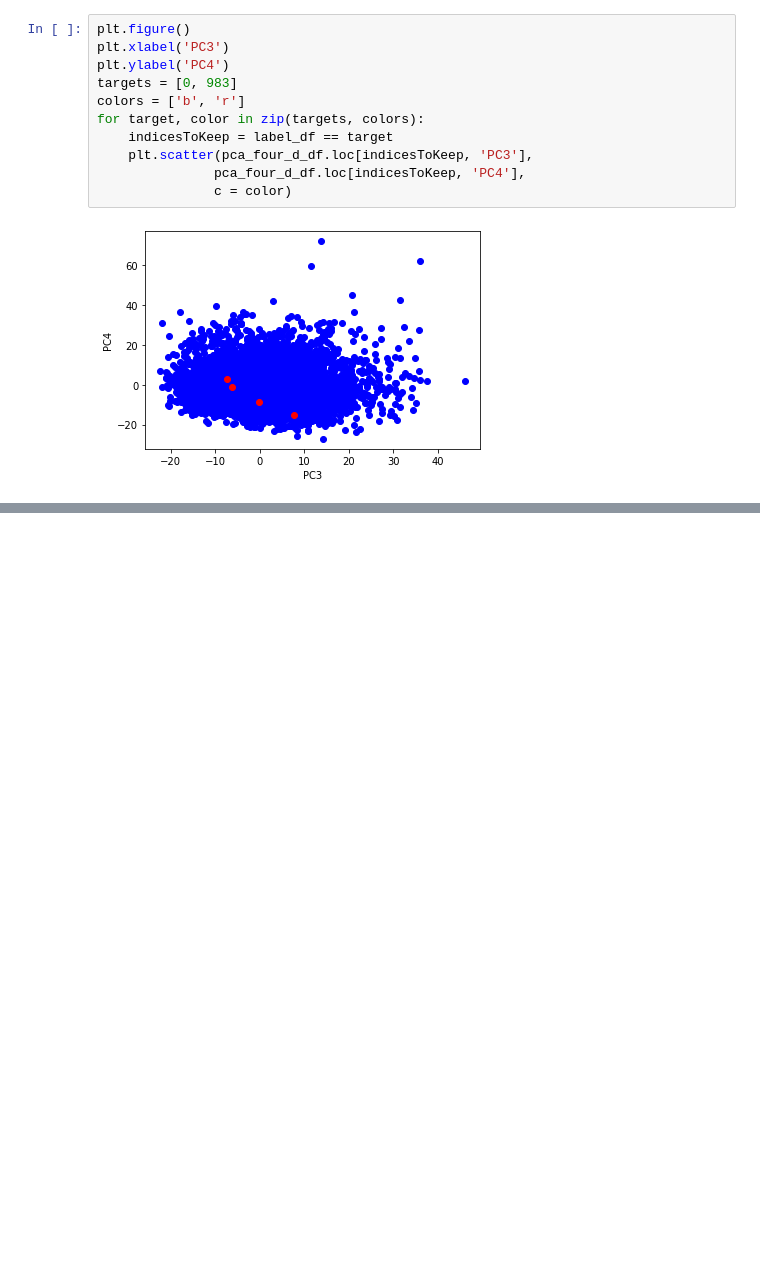
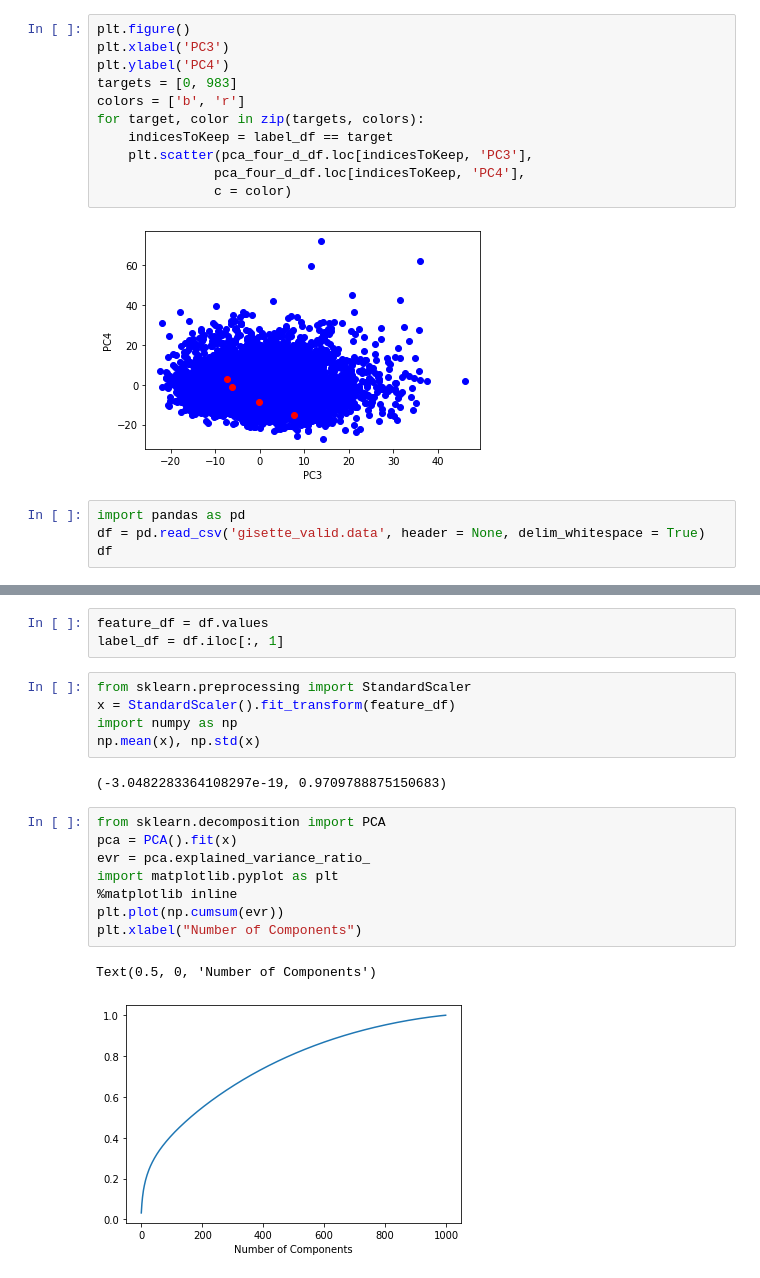
Before and after one commit to USF-CS-663-Spring-2020/lab-03-pca-Xinqi-Zhang-USF, a Jupyter notebook: gisette.ipynb, the cells around one changed output, grey strips where cells are left out. Drawn from its saved outputs; the diff is of its cells as text; blank space fills up the shorter version.

```diff
--- a/gisette.ipynb
+++ b/gisette.ipynb
@@ -86,3 +86,7 @@ for target, color in zip(targets, colors):
                c = color)
 # %% [output]
 [figure]
+# %%
+import pandas as pd
+df = pd.read_csv('gisette_valid.data', header = None, delim_whitespace = True)
+df
@@ -88,0 +107,21 @@ for target, color in zip(targets, colors):
+# %%
+feature_df = df.values
+label_df = df.iloc[:, 1]
+# %%
+from sklearn.preprocessing import StandardScaler
+x = StandardScaler().fit_transform(feature_df)
+import numpy as np
+np.mean(x), np.std(x)
+# %% [output]
+(-3.0482283364108297e-19, 0.9709788875150683)
+# %%
+from sklearn.decomposition import PCA
+pca = PCA().fit(x)
+evr = pca.explained_variance_ratio_
+import matplotlib.pyplot as plt
+%matplotlib inline
+plt.plot(np.cumsum(evr))
+plt.xlabel("Number of Components")
+# %% [output]
+Text(0.5, 0, 'Number of Components')
+[figure, added]
```
Also changed, not shown: parts of 4 cells of this notebook, 1 other file.
